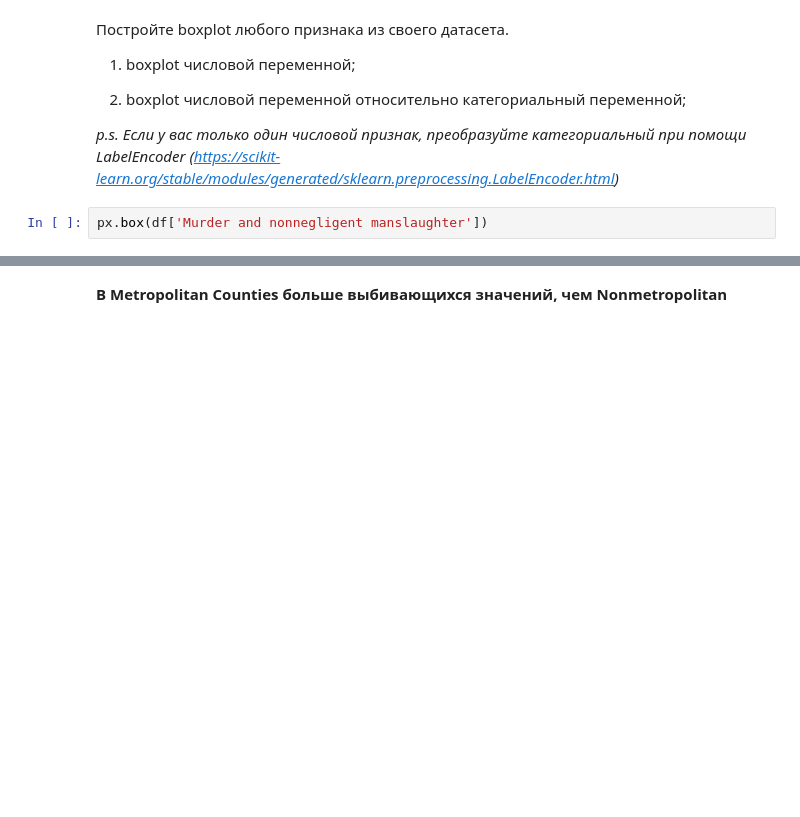
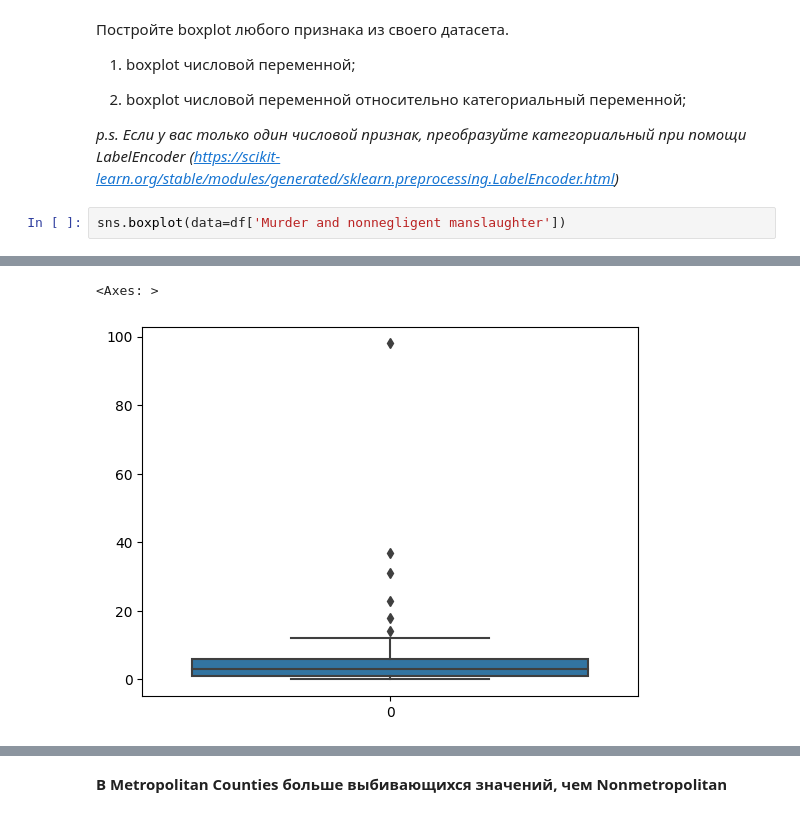
Before and after one commit to Dev-Atom42/MachineLearning-Calobaratory, a Jupyter notebook: Задание_2.ipynb, the cells around one changed output, grey strips where cells are left out. Drawn from its saved outputs; the diff is of its cells as text; blank space fills up the shorter version.

```diff
--- a/Задание_2.ipynb
+++ b/Задание_2.ipynb
@@ -171,5 +169,5 @@ Indexing with multiple keys (implicitly converted to a tuple of keys) will be de
 
 *p.s. Если у вас только один числовой признак, преобразуйте категориальный при помощи LabelEncoder (https://scikit-learn.org/stable/modules/generated/sklearn.preprocessing.LabelEncoder.html)*
 # %%
-px.box(df['Murder and nonnegligent manslaughter'])
+sns.boxplot(data=df['Murder and nonnegligent manslaughter'])
 # %% [output]
@@ -177 +174,3 @@ px.box(df['Murder and nonnegligent manslaughter'])
+<Axes: >
+[figure, added]
 # %%
```
Also changed, not shown: parts of 8 cells of this notebook.
